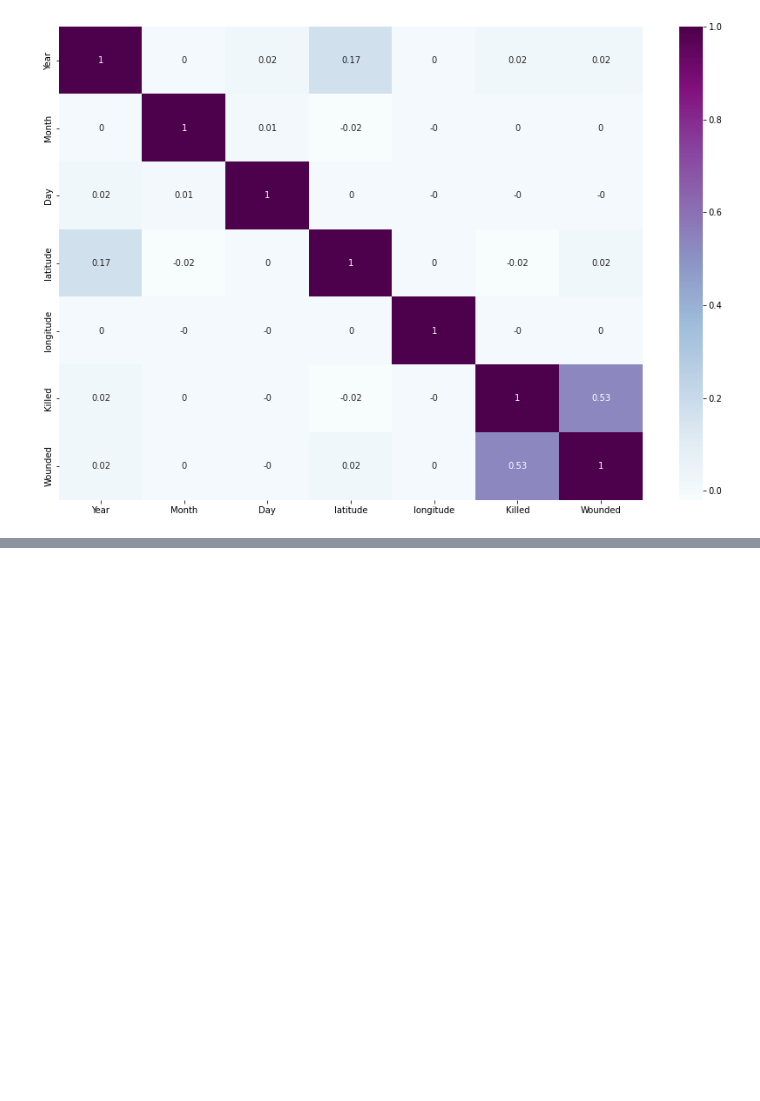
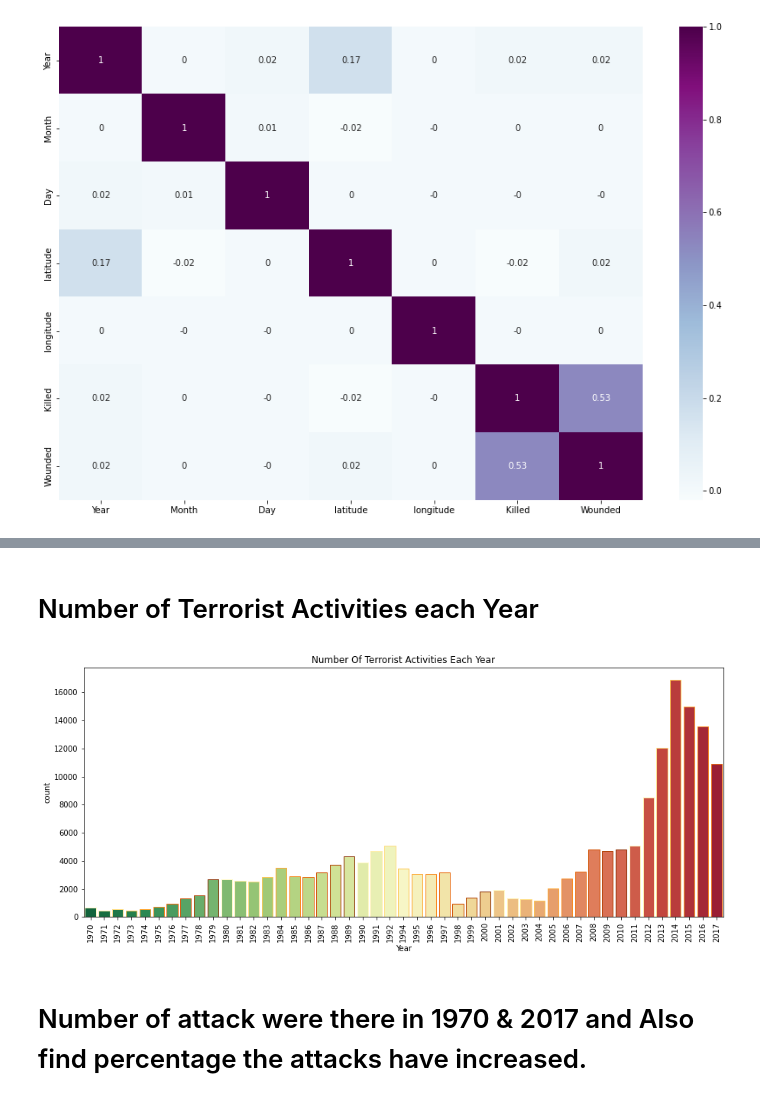
Before and after one commit to jfarhat006/GtA-data-analysis, a Jupyter notebook: Global_Terrorism_Analysis_Capstone_Project.ipynb, the cells around one changed output, grey strips where cells are left out. Saved outputs shown, nothing was run; the diff lists cells and outputs as text; code cells hidden in the pictures; blank space fills up the shorter version.

```diff
--- a/Global_Terrorism_Analysis_Capstone_Project.ipynb
+++ b/Global_Terrorism_Analysis_Capstone_Project.ipynb
@@ -92,0 +102,12 @@ sns.heatmap(np.round(database.corr(),2),annot=True, cmap='BuPu')
+# %% [markdown]
+# Number of Terrorist Activities each Year
+# %%
+plt.subplots(figsize=(15,6))
+sns.countplot(database.Year,palette='RdYlGn_r',edgecolor=sns.color_palette("YlOrBr", 10))
+plt.xticks(rotation=90)
+plt.title('Number Of Terrorist Activities Each Year')
+plt.show()
+# %% [output]
+[figure, added]
+# %% [markdown]
+# Number of attack were there in 1970 & 2017 and Also find percentage the attacks have increased.
```
Also changed, not shown: parts of 2 cells of this notebook.
